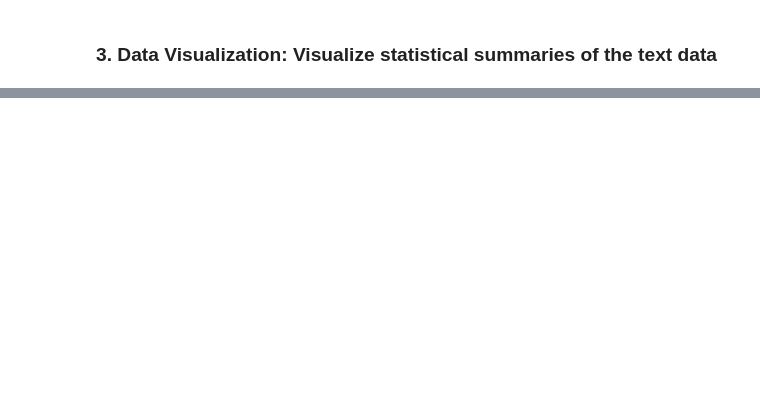
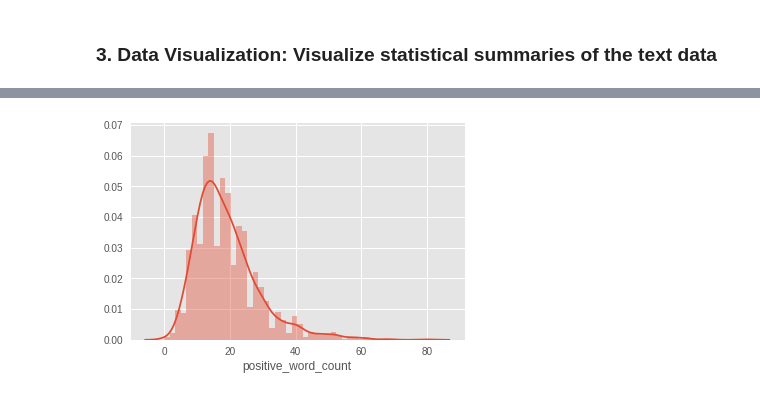
Before and after one commit to avirajs/ML_Proj1, a Jupyter notebook: Project1.ipynb, the cells around one changed output, grey strips where cells are left out. Saved outputs shown, nothing was run; the diff lists cells and outputs as text; code cells hidden in the pictures; blank space fills up the shorter version.

```diff
--- a/Project1.ipynb
+++ b/Project1.ipynb
@@ -220,0 +341,4 @@ dtype: int64
+# %%
+sns.distplot(data_stats.positive_word_count);
+# %% [output]
+[figure, added]
```
Also changed, not shown: parts of 50 cells of this notebook.
